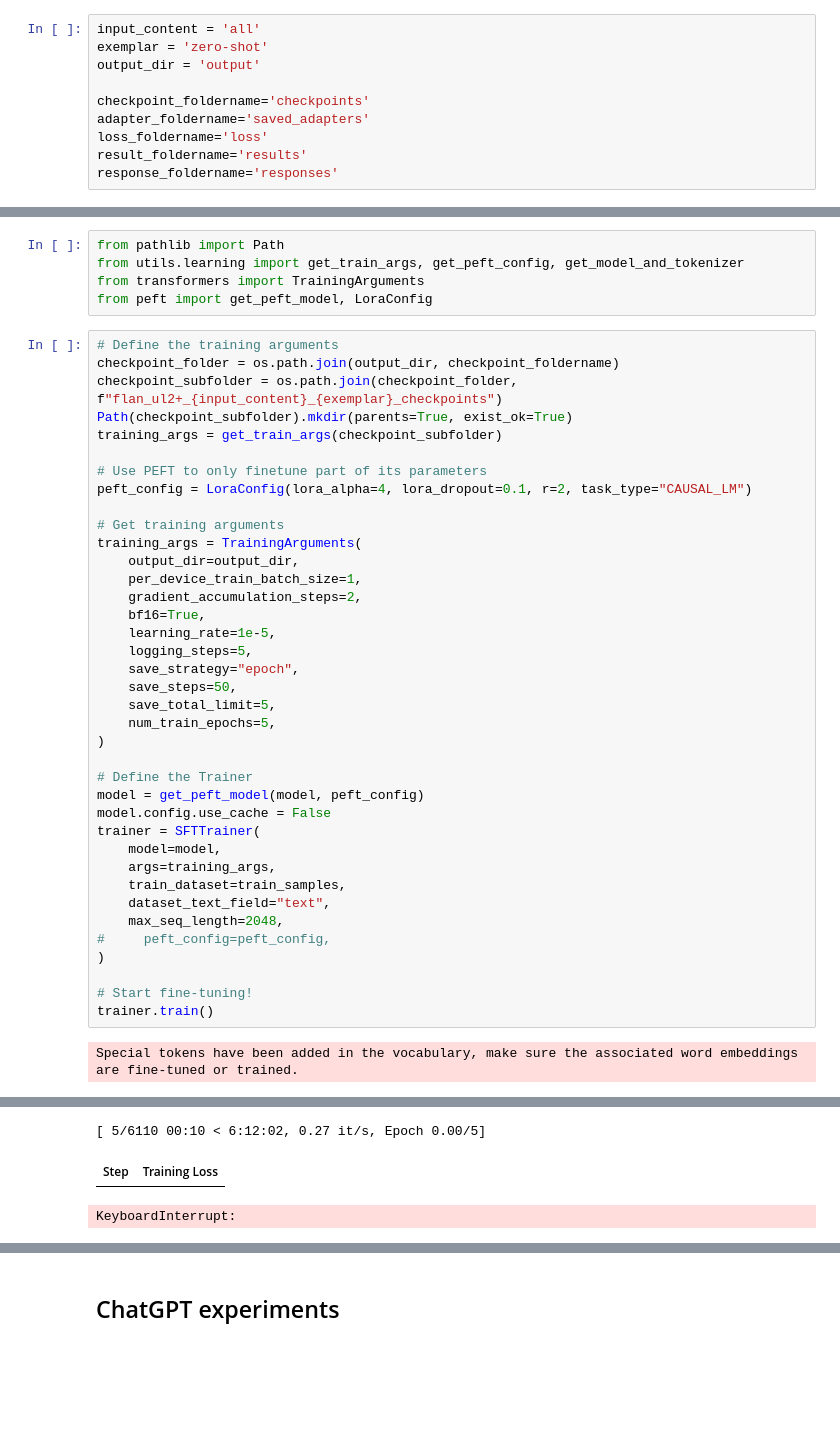
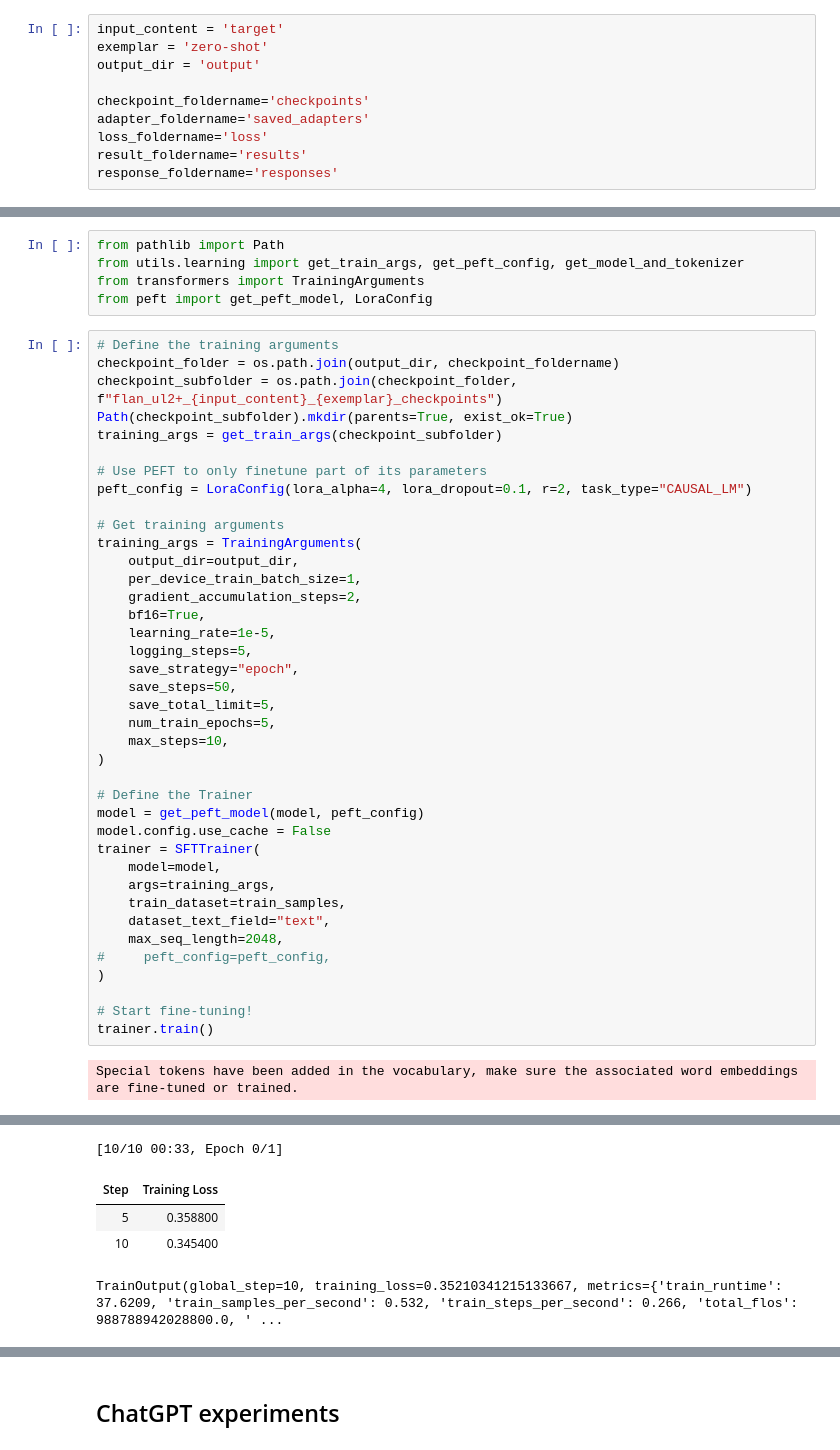
Before and after one commit to zhaomin1995/loc_tmp2, a Jupyter notebook: debug.ipynb, the cells around one changed output, grey strips where cells are left out. Saved outputs shown, nothing was run; the diff lists cells and outputs as text; blank space fills up the shorter version.

```diff
--- a/debug.ipynb
+++ b/debug.ipynb
@@ -7,7 +7,7 @@ from datasets import Dataset
 from utils.data import load_data, get_prompt
 from trl import SFTTrainer
 # %%
-input_content = 'all'
+input_content = 'target'
 exemplar = 'zero-shot'
 output_dir = 'output'
 
@@ -100,32 +84,35 @@ training_args = TrainingArguments(
     output_dir=output_dir,
     per_device_train_batch_size=1,
     gradient_accumulation_steps=2,
     bf16=True,
     learning_rate=1e-5,
     logging_steps=5,
     save_strategy="epoch",
     save_steps=50,
     save_total_limit=5,
     num_train_epochs=5,
+    max_steps=10,
 )
 
 # Define the Trainer
 model = get_peft_model(model, peft_config)
 model.config.use_cache = False
 trainer = SFTTrainer(
     model=model,
     args=training_args,
     train_dataset=train_samples,
     dataset_text_field="text",
     max_seq_length=2048,
 #     peft_config=peft_config,
 )
 
 # Start fine-tuning!
 trainer.train()
 # %% [output]
 Special tokens have been added in the vocabulary, make sure the associated word embeddings are fine-tuned or trained.
 You're using a T5TokenizerFast tokenizer. Please note that with a fast tokenizer, using the `__call__` method is faster than using a method to encode the text followed by a call to the `pad` method to ...
-[ 5/6110 00:10 < 6:12:02, 0.27 it/s, Epoch 0.00/5]
+[10/10 00:33, Epoch 0/1]
 | Step | Training Loss |
+| 5 | 0.358800 |
+| 10 | 0.345400 |
-KeyboardInterrupt:
+TrainOutput(global_step=10, training_loss=0.35210341215133667, metrics={'train_runtime': 37.6209, 'train_samples_per_second': 0.532, 'train_steps_per_second': 0.266, 'total_flos': 988788942028800.0, ' ...
```
Also changed, not shown: parts of 35 cells of this notebook, 9 other files.
